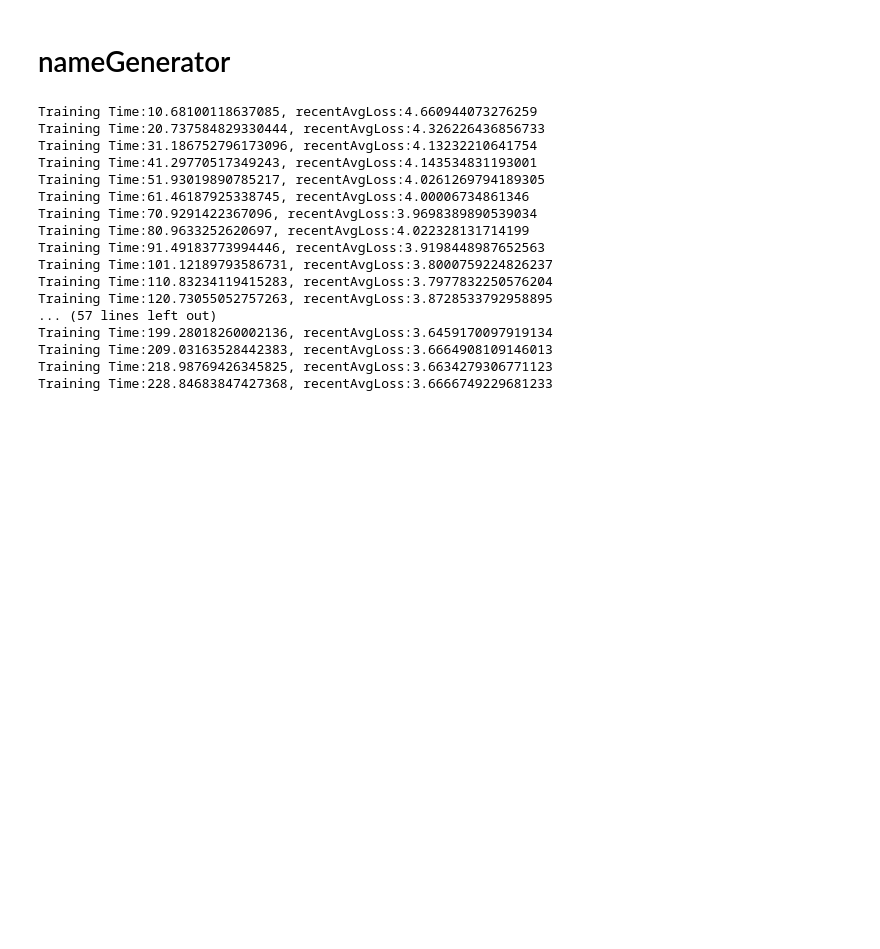
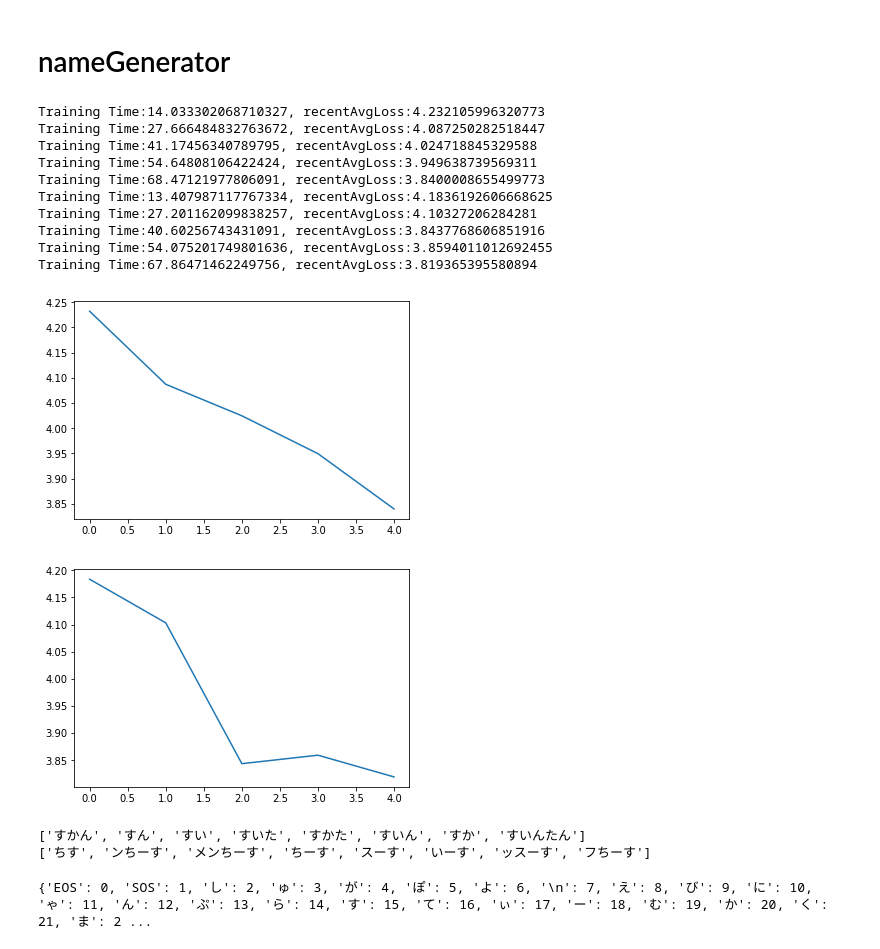
Before and after one commit to shyyhs/nameGenerator, a Jupyter notebook: nameGenerator.ipynb, the cells around one changed output. Cells and saved outputs as stored; diff of their text form; code cells hidden in the pictures; blank space fills up the shorter version.

```diff
--- a/nameGenerator.ipynb
+++ b/nameGenerator.ipynb
@@ -119,7 +119,7 @@ class nameGenerator():
         self.print_avgLoss=[]
 
     def parameterInit(self):
-        self.iterN=10000
+        self.iterN=1000
         self.hiddenSize=128
         self.maxLen=12
         self.sampleNumber=15
@@ -186,37 +186,40 @@ class nameGenerator():
                 inputT=toTensor([topi])
         return outputName
     def samples(self,prefix):
+        self.sampleNumber=100
         resLst = [self.sample(prefix) for i in range(self.sampleNumber)]
         return list(set(resLst))
 # %%
-originalFileName = "./data/names/twitter.txt"
+originalFileName = "./allNames.txt"
 reverseFileName = reverseNameGenerate(originalFileName)
 
 nameGenerator1 = nameGenerator(originalFileName)
 nameGenerator1.train()
 nameGenerator1.print()
 nameGenerator2 = nameGenerator(reverseFileName)
 nameGenerator2.train()
 nameGenerator2.print()
 # %% [output]
-Training Time:10.68100118637085, recentAvgLoss:4.660944073276259
-Training Time:20.737584829330444, recentAvgLoss:4.326226436856733
-Training Time:31.186752796173096, recentAvgLoss:4.13232210641754
-Training Time:41.29770517349243, recentAvgLoss:4.143534831193001
-Training Time:51.93019890785217, recentAvgLoss:4.0261269794189305
-Training Time:61.46187925338745, recentAvgLoss:4.00006734861346
-Training Time:70.9291422367096, recentAvgLoss:3.9698389890539034
-Training Time:80.9633252620697, recentAvgLoss:4.022328131714199
-Training Time:91.49183773994446, recentAvgLoss:3.9198448987652563
-Training Time:101.12189793586731, recentAvgLoss:3.8000759224826237
-Training Time:110.83234119415283, recentAvgLoss:3.7977832250576204
-Training Time:120.73055052757263, recentAvgLoss:3.8728533792958895
-... (57 lines left out)
-Training Time:199.28018260002136, recentAvgLoss:3.6459170097919134
-Training Time:209.03163528442383, recentAvgLoss:3.6664908109146013
-Training Time:218.98769426345825, recentAvgLoss:3.6634279306771123
-Training Time:228.84683847427368, recentAvgLoss:3.6666749229681233
+Training Time:14.033302068710327, recentAvgLoss:4.232105996320773
+Training Time:27.666484832763672, recentAvgLoss:4.087250282518447
+Training Time:41.17456340789795, recentAvgLoss:4.024718845329588
+Training Time:54.64808106422424, recentAvgLoss:3.949638739569311
+Training Time:68.47121977806091, recentAvgLoss:3.8400008655499773
+Training Time:13.407987117767334, recentAvgLoss:4.1836192606668625
+Training Time:27.201162099838257, recentAvgLoss:4.10327206284281
+Training Time:40.60256743431091, recentAvgLoss:3.8437768606851916
+Training Time:54.075201749801636, recentAvgLoss:3.8594011012692455
+Training Time:67.86471462249756, recentAvgLoss:3.819365395580894
+[figure, added]
+[figure, added]
 # %%
-testString=''
+testString='す'
 print (nameGenerator1.samples(testString))
 print (stringLstReverse(nameGenerator2.samples(testString[::-1])))
+# %% [output]
+['すかん', 'すん', 'すい', 'すいた', 'すかた', 'すいん', 'すか', 'すいんたん']
+['ちす', 'ンちーす', 'メンちーす', 'ちーす', 'スーす', 'いーす', 'ッスーす', 'フちーす']
+# %%
+print (nameGenerator1.c2n)
+# %% [output]
+{'EOS': 0, 'SOS': 1, 'し': 2, 'ゅ': 3, 'が': 4, 'ぽ': 5, 'よ': 6, '\n': 7, 'え': 8, 'び': 9, 'に': 10, 'ゃ': 11, 'ん': 12, 'ぷ': 13, 'ら': 14, 'す': 15, 'て': 16, 'ぃ': 17, 'ー': 18, 'む': 19, 'か': 20, 'く': 21, 'ま': 2 ...
```
Also changed, not shown: 1 other file.
